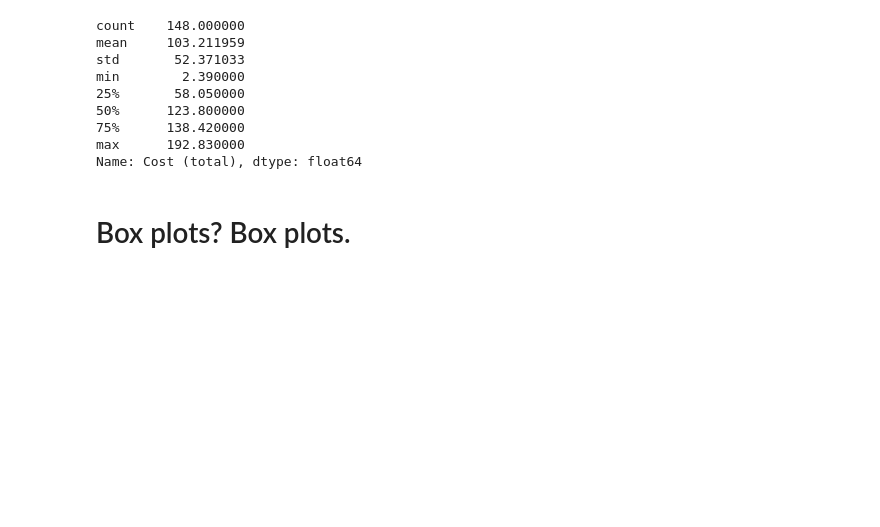
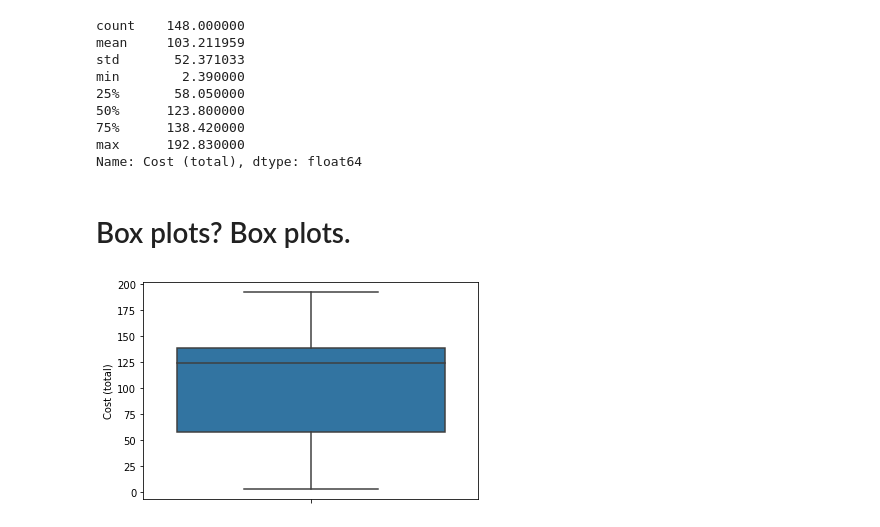
Before and after one commit to Katherine89Lee/Personal-Grocery-Project, a Jupyter notebook: Grocery Visualization.ipynb, the cells around one changed output. Drawn from its saved outputs; the diff is of its cells as text; code cells hidden in the pictures; blank space fills up the shorter version.

Commit message:
8-2-22
Update to the notebook, boxplots and outliers.

```diff
--- a/Grocery Visualization.ipynb
+++ b/Grocery Visualization.ipynb
@@ -158,3 +158,8 @@ max      192.830000
 Name: Cost (total), dtype: float64
 # %% [markdown]
 # Box plots? Box plots.
+# %%
+sns.boxplot(y=groceries2_clean["Cost (total)"])
+plt.show()
+# %% [output]
+[figure, added]
```
Also changed, not shown: parts of 2 cells of this notebook.
